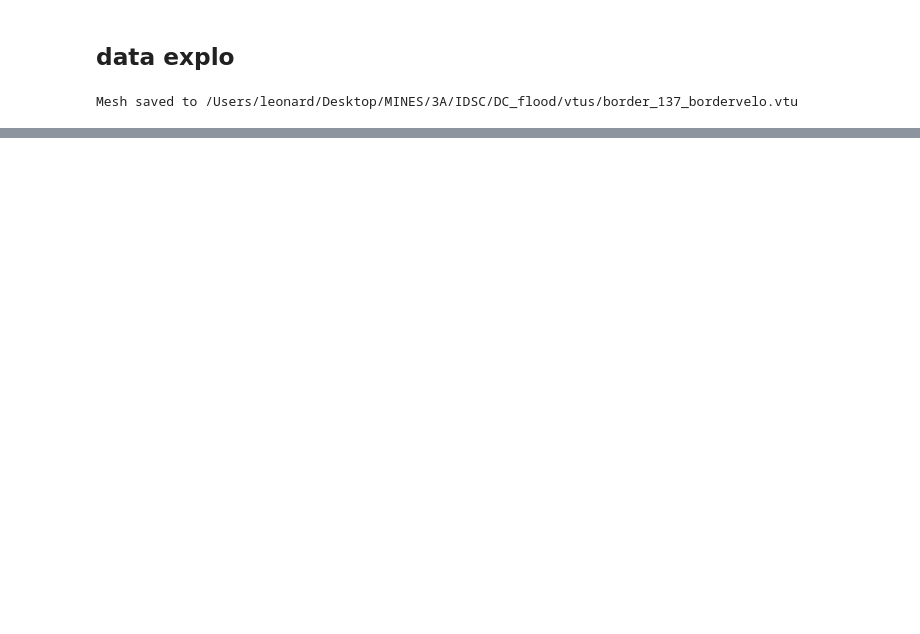
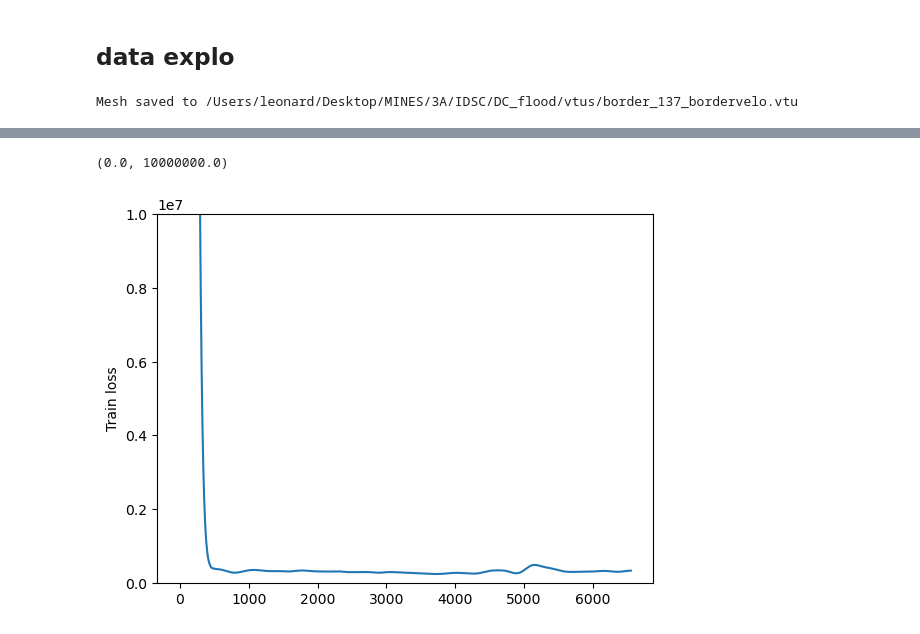
Before and after one commit to zhanquen/DC_flood, a Jupyter notebook: test_moracchini.ipynb, the cells around one changed output, grey strips where cells are left out. Saved outputs shown, nothing was run; the diff lists cells and outputs as text; code cells hidden in the pictures; blank space fills up the shorter version.

```diff
--- a/test_moracchini.ipynb
+++ b/test_moracchini.ipynb
@@ -132,3 +138,12 @@ plt.ylim(0,10e6)
+# %%
+from scipy.ndimage import gaussian_filter1d
+train_loss = gaussian_filter1d(train_loss, sigma=100)
+plt.plot(train_loss)
+plt.ylabel("Train loss")
+plt.ylim(0,10e6)
+# %% [output]
+(0.0, 10000000.0)
+[figure, added]
 # %%
 import random
 
```
Also changed, not shown: parts of 6 cells of this notebook.
